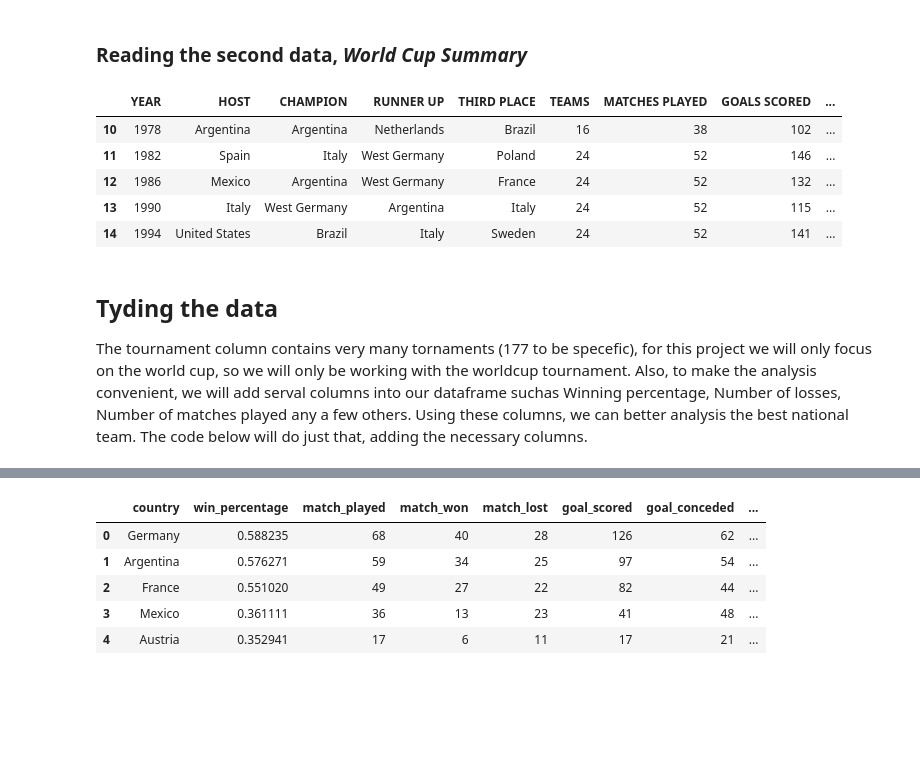
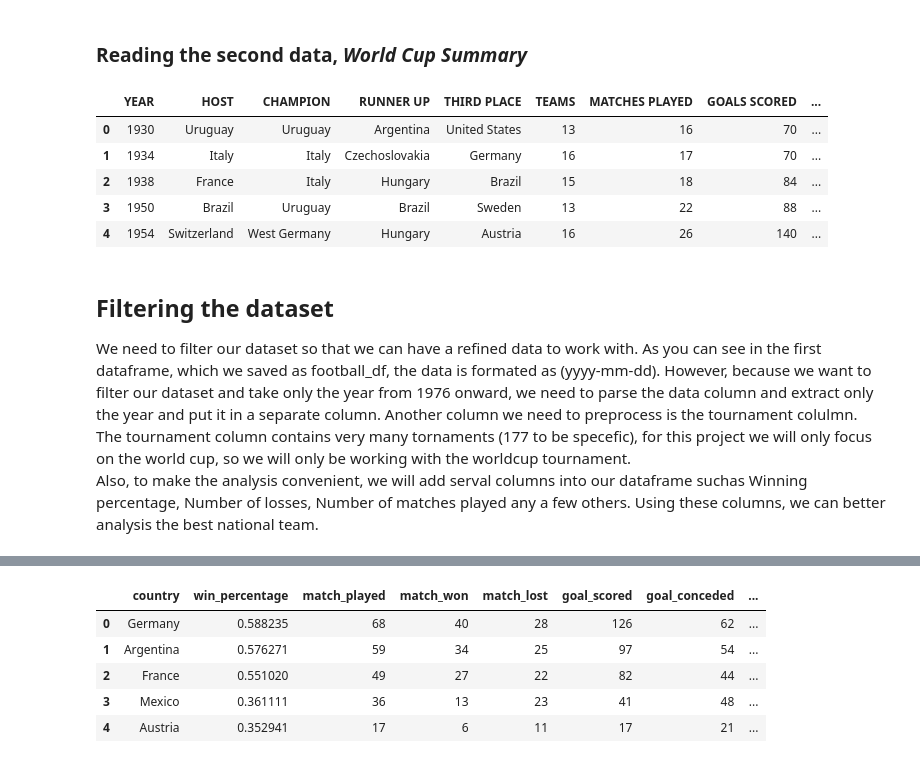
Before and after one commit to natiwb/FootballAnalysis320, a Jupyter notebook: FootballAnalysis320.ipynb, the cells around one changed output, grey strips where cells are left out. Saved outputs shown, nothing was run; the diff lists cells and outputs as text; code cells hidden in the pictures; blank space fills up the shorter version.

```diff
--- a/FootballAnalysis320.ipynb
+++ b/FootballAnalysis320.ipynb
@@ -56,18 +46,16 @@ football_df.head()
 # %%
 # read the FIFA world cup summary and display the first 5 rows
 world_cup_summary = pd.read_csv('FIFA-World Cup Summary.csv')
-
-# filters the dataset by taking the world cup after the year 1975
-world_cup_summary = world_cup_summary[world_cup_summary['YEAR'] >= 1975]
 world_cup_summary.head()
 # %% [output]
 |  | YEAR | HOST | CHAMPION | RUNNER UP | THIRD PLACE | TEAMS | MATCHES PLAYED | GOALS SCORED | ... |
-| 10 | 1978 | Argentina | Argentina | Netherlands | Brazil | 16 | 38 | 102 | ... |
-| 11 | 1982 | Spain | Italy | West Germany | Poland | 24 | 52 | 146 | ... |
-| 12 | 1986 | Mexico | Argentina | West Germany | France | 24 | 52 | 132 | ... |
-| 13 | 1990 | Italy | West Germany | Argentina | Italy | 24 | 52 | 115 | ... |
-| 14 | 1994 | United States | Brazil | Italy | Sweden | 24 | 52 | 141 | ... |
+| 0 | 1930 | Uruguay | Uruguay | Argentina | United States | 13 | 16 | 70 | ... |
+| 1 | 1934 | Italy | Italy | Czechoslovakia | Germany | 16 | 17 | 70 | ... |
+| 2 | 1938 | France | Italy | Hungary | Brazil | 15 | 18 | 84 | ... |
+| 3 | 1950 | Brazil | Uruguay | Brazil | Sweden | 13 | 22 | 88 | ... |
+| 4 | 1954 | Switzerland | West Germany | Hungary | Austria | 16 | 26 | 140 | ... |
 # %% [markdown]
-## Tyding the data
-The tournament column contains very many tornaments (177 to be specefic), for this project we will only focus on the world cup, so we will only be working with the worldcup tournament.
-Also, to make the analysis convenient, we will add serval columns into our dataframe suchas Winning percentage, Number of losses, Number of matches played any a few others. Using these columns, we can better analysis the best national team. The code below will do just that, adding the necessary columns.
+## Filtering the dataset
+We need to filter our dataset so that we can have a refined data to work with. As you can see in the first dataframe, which we saved as football_df, the data is formated as (yyyy-mm-dd). However, because we want to filter our dataset and take only the year from 1976 onward, we need to parse the data column and extract only the year and put it in a separate column. Another column we need to preprocess is the tournament colulmn. <br>
+The tournament column contains very many tornaments (177 to be specefic), for this project we will only focus on the world cup, so we will only be working with the worldcup tournament. <br>
+Also, to make the analysis convenient, we will add serval columns into our dataframe suchas Winning percentage, Number of losses, Number of matches played any a few others. Using these columns, we can better analysis the best national team.
```
Also changed, not shown: parts of 13 cells of this notebook.
